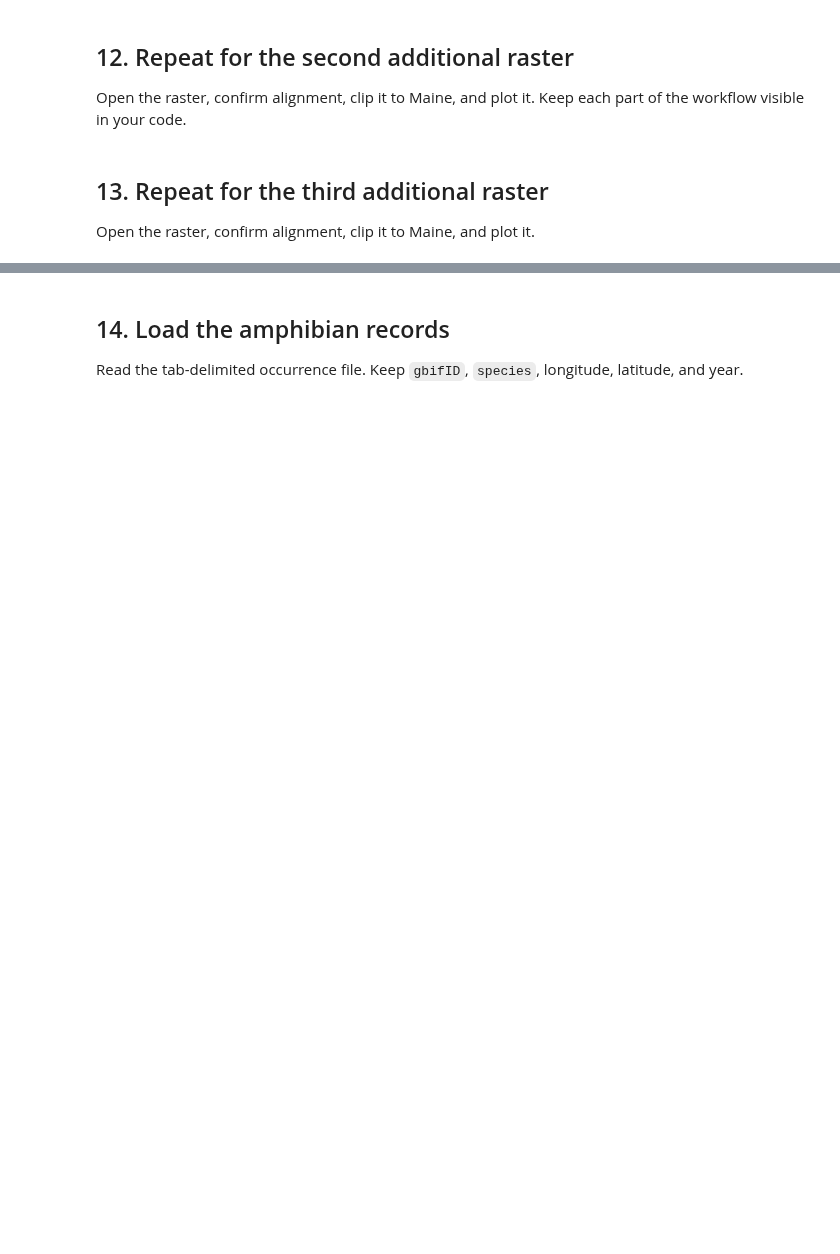
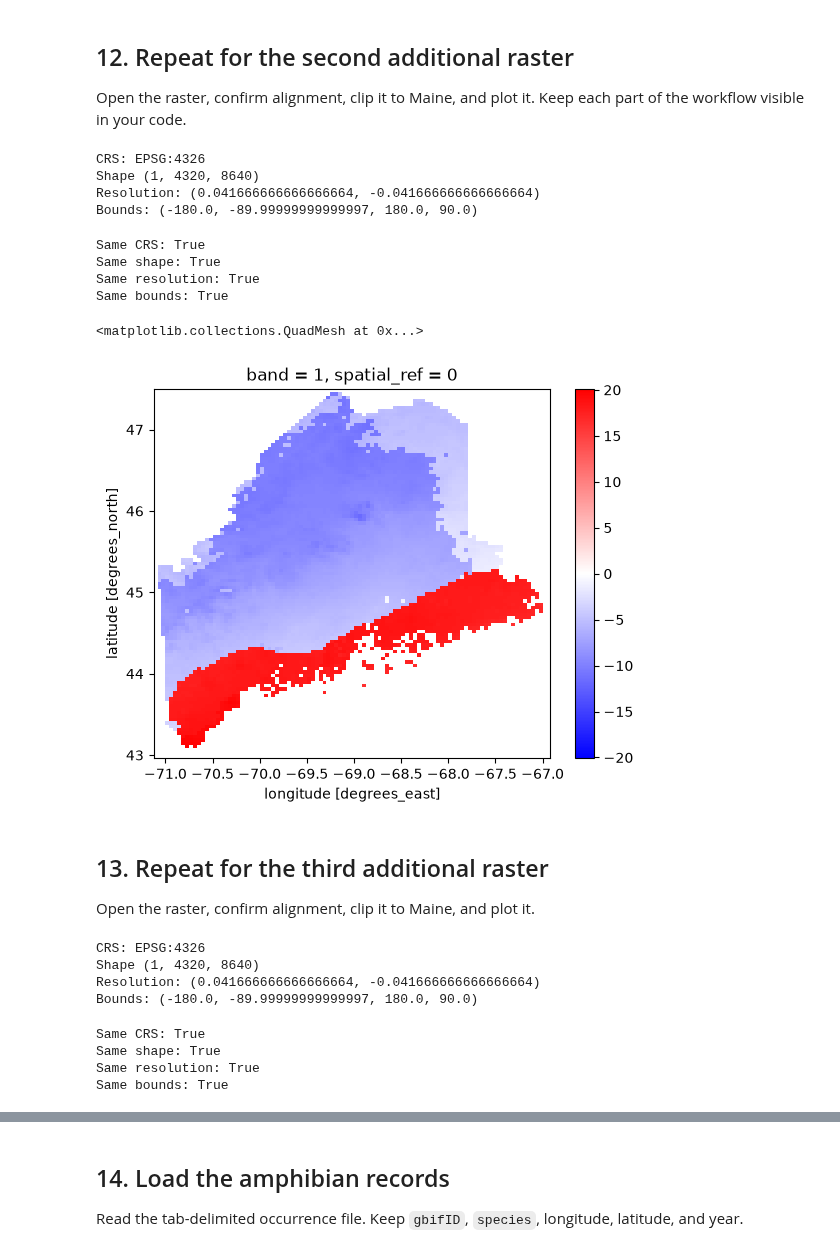
Before and after one commit to studentofwater/BIO597-SpatialBiodiversity, a Jupyter notebook: docs/assignments/Assignment-05-RasterData.ipynb, the cells around one changed output, grey strips where cells are left out. Saved outputs shown, nothing was run; the diff lists cells and outputs as text; code cells hidden in the pictures; blank space fills up the shorter version.

```diff
--- a/docs/assignments/Assignment-05-RasterData.ipynb
+++ b/docs/assignments/Assignment-05-RasterData.ipynb
@@ -138,10 +267,76 @@ Use the same clipping settings as BIO1. Plot the Maine result with an appropriat
 
 Open the raster, confirm alignment, clip it to Maine, and plot it. Keep each part of the workflow visible in your code.
 # %%
-# Complete the workflow for the second additional raster.
+## BIO9 - Mean Temp of Driest Quarter
+## Open BIO9
+bio9 = rxr.open_rasterio(
+    bioclim_path / "wc2.1_2.5m_bio_9.tif",
+    masked=True,
+)
+
+print("CRS:", bio9.rio.crs)
+print("Shape", bio9.shape)
+print("Resolution:", bio9.rio.resolution())
+print("Bounds:", bio9.rio.bounds())
+# %% [output]
+CRS: EPSG:4326
+Shape (1, 4320, 8640)
+Resolution: (0.041666666666666664, -0.041666666666666664)
+Bounds: (-180.0, -89.99999999999997, 180.0, 90.0)
+# %%
+## Confirm alignment
+print("Same CRS:", bio1.rio.crs == bio9.rio.crs)
+print("Same shape:", bio1.shape == bio9.shape)
+print("Same resolution:", bio1.rio.resolution() == bio9.rio.resolution())
+print("Same bounds:", bio1.rio.bounds() == bio9.rio.bounds())
+# %% [output]
+Same CRS: True
+Same shape: True
+Same resolution: True
+Same bounds: True
+# %%
+## Clip BIO9 to Maine boundary and plot
+bio9_maine = bio9.rio.clip(
+    maine_boundary.geometry,
+    maine_boundary.crs,
+    drop=True,
+    from_disk=True,
+)
+
+bio9_maine = bio9_maine.squeeze()
+bio9_maine.plot(cmap="bwr")
+# %% [output]
+<matplotlib.collections.QuadMesh at 0x...>
+[figure, added]
 # %% [markdown]
 ## 13. Repeat for the third additional raster
 
 Open the raster, confirm alignment, clip it to Maine, and plot it.
 # %%
-# Complete the workflow for the third additional raster.
+## BIO14 - Precipitation of Driest Month
+## Open BIO14
+bio14 = rxr.open_rasterio(
+    bioclim_path / "wc2.1_2.5m_bio_14.tif",
+    masked=True,
+)
+
+print("CRS:", bio14.rio.crs)
+print("Shape", bio14.shape)
+print("Resolution:", bio14.rio.resolution())
+print("Bounds:", bio14.rio.bounds())
+# %% [output]
+CRS: EPSG:4326
+Shape (1, 4320, 8640)
+Resolution: (0.041666666666666664, -0.041666666666666664)
+Bounds: (-180.0, -89.99999999999997, 180.0, 90.0)
+# %%
+## Confirm alignment
+print("Same CRS:", bio1.rio.crs == bio14.rio.crs)
+print("Same shape:", bio1.shape == bio14.shape)
+print("Same resolution:", bio1.rio.resolution() == bio14.rio.resolution())
+print("Same bounds:", bio1.rio.bounds() == bio14.rio.bounds())
+# %% [output]
+Same CRS: True
+Same shape: True
+Same resolution: True
+Same bounds: True
```
Also changed, not shown: parts of 35 cells of this notebook.
